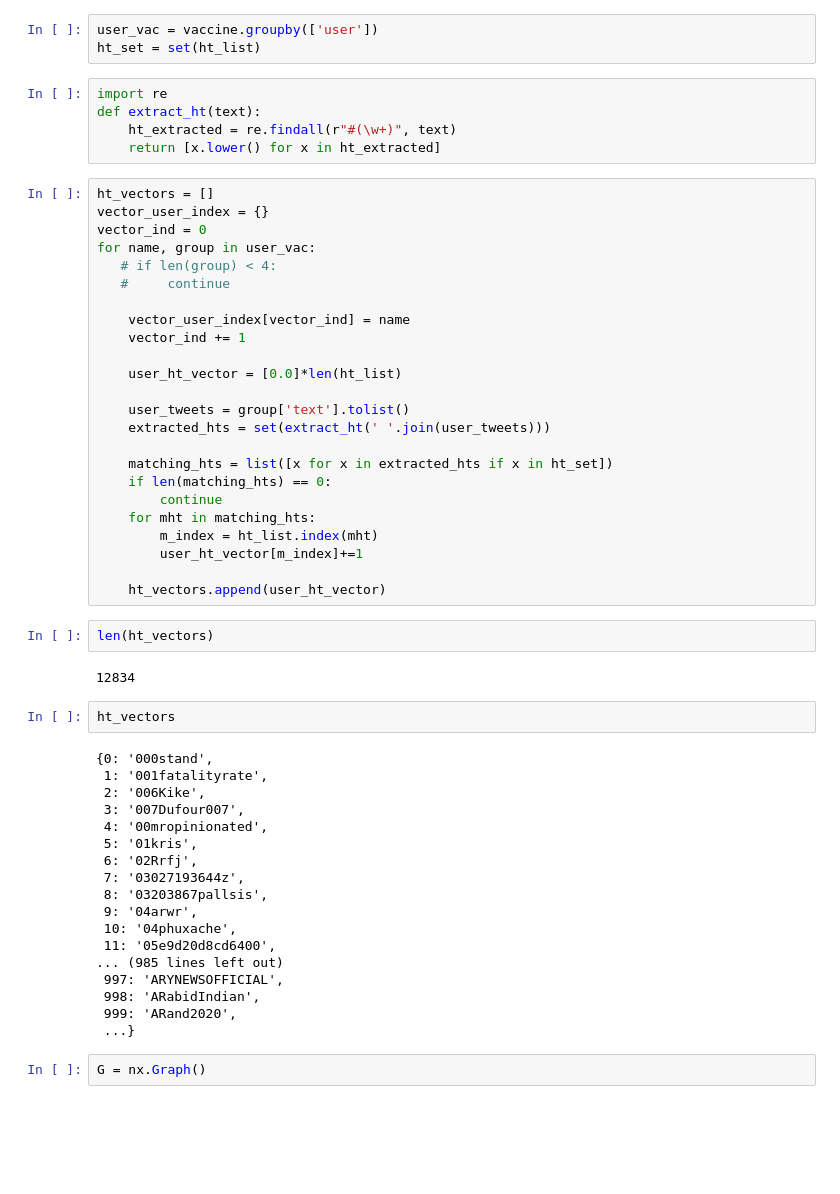
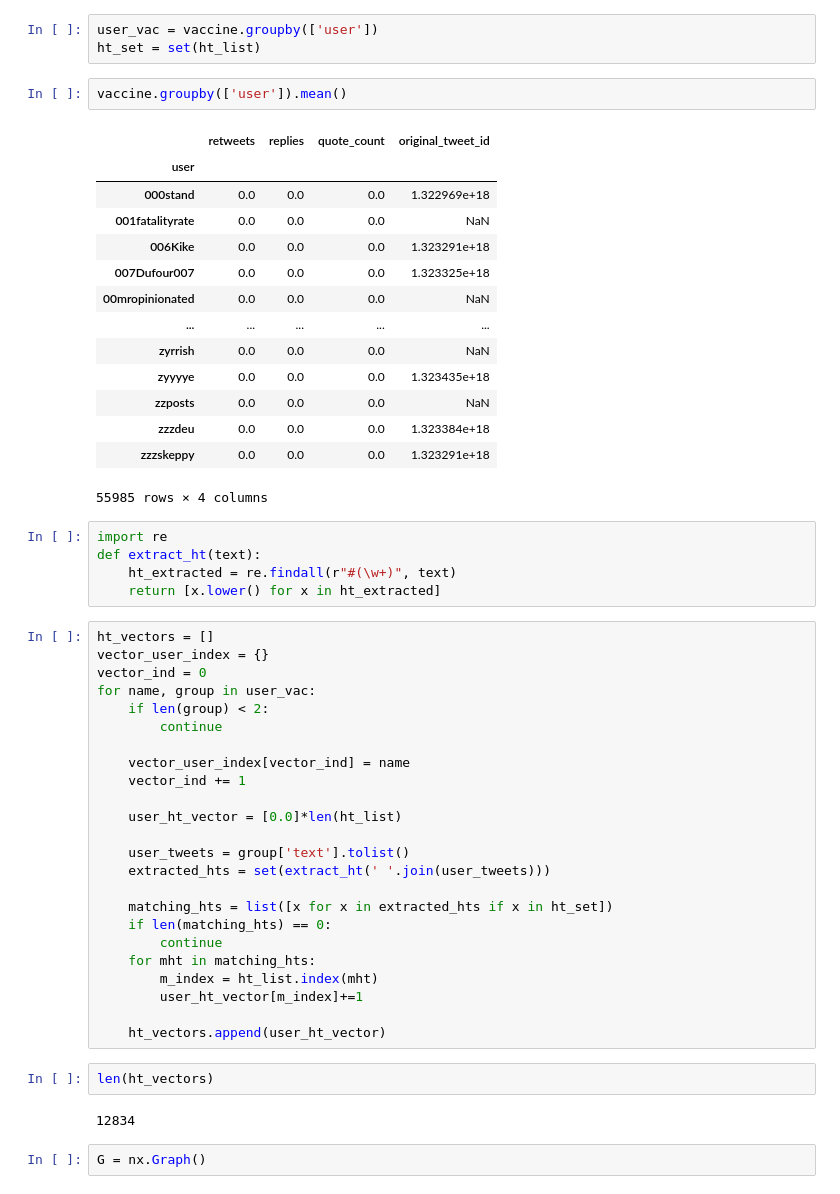
Before and after one commit to Dededon/COVID_Twitter, a Jupyter notebook: hashtag_new.ipynb, the cells around one changed output. Saved outputs shown, nothing was run; the diff lists cells and outputs as text; blank space fills up the shorter version.

```diff
--- a/hashtag_new.ipynb
+++ b/hashtag_new.ipynb
@@ -38,6 +69,23 @@ for i in range(200):
 # %%
 user_vac = vaccine.groupby(['user'])
 ht_set = set(ht_list)
+# %%
+vaccine.groupby(['user']).mean()
+# %% [output]
+|  | retweets | replies | quote_count | original_tweet_id |
+| user |  |  |  |  |
+| 000stand | 0.0 | 0.0 | 0.0 | 1.322969e+18 |
+| 001fatalityrate | 0.0 | 0.0 | 0.0 | NaN |
+| 006Kike | 0.0 | 0.0 | 0.0 | 1.323291e+18 |
+| 007Dufour007 | 0.0 | 0.0 | 0.0 | 1.323325e+18 |
+| 00mropinionated | 0.0 | 0.0 | 0.0 | NaN |
+| ... | ... | ... | ... | ... |
+| zyrrish | 0.0 | 0.0 | 0.0 | NaN |
+| zyyyye | 0.0 | 0.0 | 0.0 | 1.323435e+18 |
+| zzposts | 0.0 | 0.0 | 0.0 | NaN |
+| zzzdeu | 0.0 | 0.0 | 0.0 | 1.323384e+18 |
+| zzzskeppy | 0.0 | 0.0 | 0.0 | 1.323291e+18 |
+55985 rows × 4 columns
 # %%
 import re
 def extract_ht(text):
@@ -48,8 +96,8 @@ ht_vectors = []
 vector_user_index = {}
 vector_ind = 0
 for name, group in user_vac:
-   # if len(group) < 4:
-   #     continue
+    if len(group) < 2:
+        continue
 
     vector_user_index[vector_ind] = name
     vector_ind += 1
@@ -71,26 +119,6 @@ for name, group in user_vac:
 len(ht_vectors)
 # %% [output]
 12834
-# %%
-ht_vectors
-# %% [output]
-{0: '000stand',
- 1: '001fatalityrate',
- 2: '006Kike',
- 3: '007Dufour007',
- 4: '00mropinionated',
- 5: '01kris',
- 6: '02Rrfj',
- 7: '03027193644z',
- 8: '03203867pallsis',
- 9: '04arwr',
- 10: '04phuxache',
- 11: '05e9d20d8cd6400',
-... (985 lines left out)
- 997: 'ARYNEWSOFFICIAL',
- 998: 'ARabidIndian',
- 999: 'ARand2020',
- ...}
 # %%
 G = nx.Graph()
 # %%
```
Also changed, not shown: parts of 9 cells of this notebook, 3 other files.
